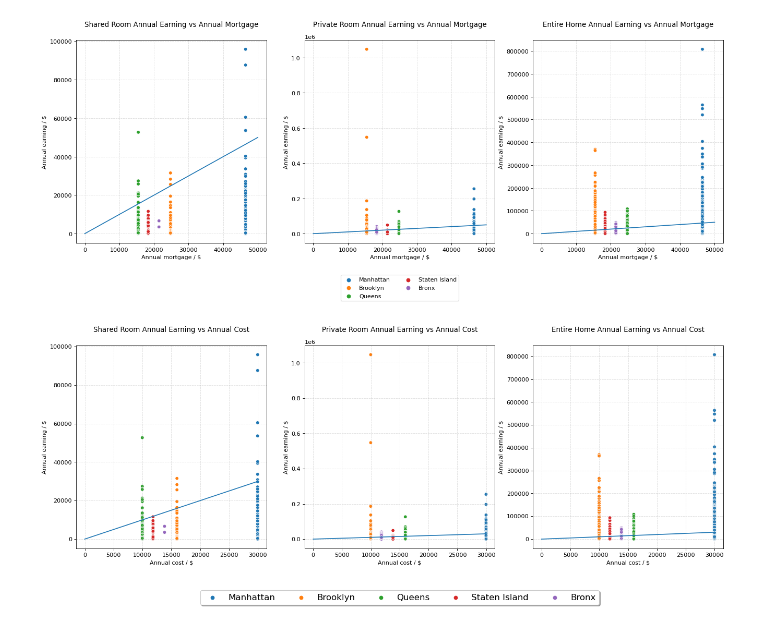
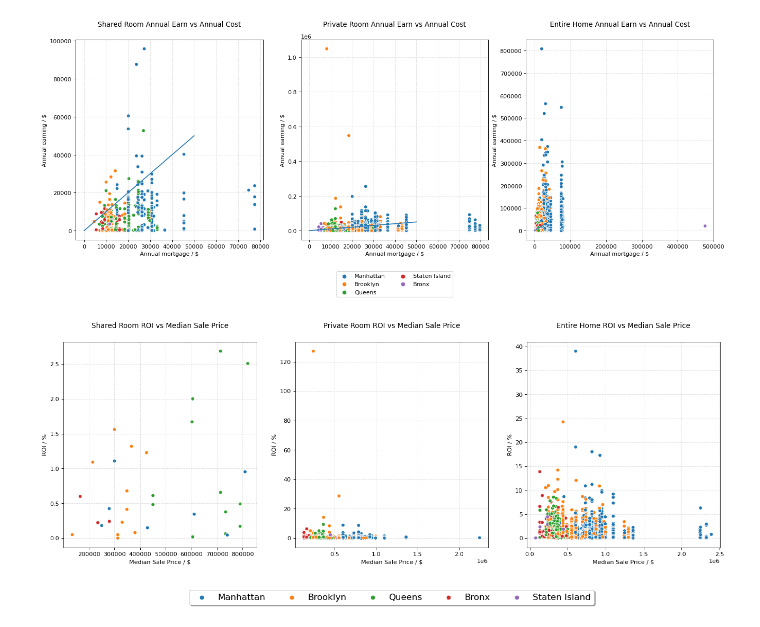
Before and after one commit to talonsg/coderschool_week3_data_visualisation, a Jupyter notebook: NYC_airbnb_analysis.ipynb, the cells around one changed output. Drawn from its saved outputs; the diff is of its cells as text; code cells hidden in the pictures.

Commit message:
add median sale price

```diff
--- a/NYC_airbnb_analysis.ipynb
+++ b/NYC_airbnb_analysis.ipynb
@@ -56,3 +24,6 @@ si_med_cost = si_sale['sale_price'].median()
+# %%
+#DROP AIRBNB WHERE SALE PRICE OF THAT AREA IS MOSTLY 0
+df = df.loc[df['sale_median'] != 0]
 # %%
 #DEFINE COST OR MORTGAGE RATE
 #THIS WILL BE DETERMINED BASED ON SALE_PRICE
@@ -133,9 +69,9 @@ df.loc[(df['annual_earn'] - df['annual_cost']) < 0, 'performance'] = 0
 # %%
 #calculate ROI
 
-df.loc[:, 'ROI_mortgage'] = ( df['annual_earn'] - df['annual_mortgage'] ) / df['annual_mortgage'] * 100
-df.loc[:, 'ROI'] = ( df['annual_earn'] - df['annual_cost'] ) / df['annual_cost'] * 100
+df.loc[:, 'ROI_mortgage'] = ( df['annual_earn'] - df['annual_mortgage'] ) / df['annual_cost']
+df.loc[:, 'ROI'] = ( df['annual_earn'] - df['annual_cost'] ) / df['annual_cost']
 
-df[['ROI_mortgage','ROI']]
+df[['ROI_mortgage','ROI']].describe()
 # %% [output]
 |  | ROI_mortgage | ROI |
@@ -168,11 +100,11 @@ y=x
 
 ### SHARED ROOM
 ax1 = fig.add_subplot(131)
-ax1 = sns.scatterplot(shared_room.annual_mortgage, shared_room.annual_earn, hue = shared_room.neighbourhood_group)
+ax1 = sns.scatterplot(shared_room.annual_cost, shared_room.annual_earn, hue = shared_room.neighbourhood_group)
 ax1.get_legend().remove()
 
 plt.plot(x,y)
-plt.title('Shared Room Annual Earning vs Annual Mortgage',y=1.05)
+plt.title('Shared Room Annual Earn vs Annual Cost',y=1.05)
 plt.ylabel('Annual earning / $')
 plt.xlabel('Annual mortgage / $')
 plt.grid(alpha=.4,linestyle='--')
@@ -184,11 +116,11 @@ ax1.set_position([box.x0, box.y0 + box.height * 0.1,
 
 ### PRIVATE ROOM
 ax2 = fig.add_subplot(132)
-ax2 = sns.scatterplot(private_room.annual_mortgage, private_room.annual_earn, hue = private_room.neighbourhood_group)
+ax2 = sns.scatterplot(private_room.annual_cost, private_room.annual_earn, hue = private_room.neighbourhood_group)
 
 plt.plot(x,y)
 
-plt.title('Private Room Annual Earning vs Annual Mortgage', y=1.05)
+plt.title('Private Room Annual Earn vs Annual Cost', y=1.05)
 plt.ylabel('Annual earning / $')
 plt.xlabel('Annual mortgage / $')
 plt.grid(alpha=.4,linestyle='--')
@@ -206,11 +138,11 @@ ax2.legend(handles=handles[1:], labels=labels[1:], loc=8,
 
 ### ENTIRE HOME
 ax3 = fig.add_subplot(133)
-ax3 = sns.scatterplot(apt.annual_mortgage, apt.annual_earn, hue = apt.neighbourhood_group)
+ax3 = sns.scatterplot(apt.annual_cost, apt.annual_earn, hue = apt.neighbourhood_group)
 ax3.get_legend().remove()
 
 plt.plot(x,y)
-plt.title('Entire Home Annual Earning vs Annual Mortgage', y=1.05)
+plt.title('Entire Home Annual Earn vs Annual Cost', y=1.05)
 plt.ylabel('Annual earning / $')
 plt.xlabel('Annual mortgage / $')
 plt.grid(alpha=.4,linestyle='--')
@@ -221,26 +153,31 @@ ax3.set_position([box.x0, box.y0 + box.height * 0.1,
 
 plt.show()
 # %% [output]
-[figure, old version]
+[figure, new version]
+# %%
+#Only keep those with positive earning
+
+shared_room = shared_room.loc[shared_room['performance'] == 1]
+private_room = private_room.loc[private_room['performance'] == 1]
+apt = apt.loc[apt['performance'] == 1]
 # %%
-#PLOT ANNUAL COST VS ANNUAL EARN
+#PLOT ROI vs sale_median
 
 
 fig = plt.figure(num=None, figsize=(20, 8), dpi=80, facecolor='w', edgecolor='k')
 fig.subplots_adjust(top=0.8)
 
-x = np.arange(30000)
-y=x
+
 
 ### SHARED ROOM
 ax1 = fig.add_subplot(131)
-ax1 = sns.scatterplot(shared_room.annual_cost, shared_room.annual_earn, hue = shared_room.neighbourhood_group)
+ax1 = sns.scatterplot(shared_room.sale_median, shared_room.ROI, hue = shared_room.neighbourhood_group)
 ax1.get_legend().remove()
 
-plt.plot(x,y)
-plt.title('Shared Room Annual Earning vs Annual Cost', y=1.05)
-plt.ylabel('Annual earning / $')
-plt.xlabel('Annual cost / $')
+
+plt.title('Shared Room ROI vs Median Sale Price', y=1.05)
+plt.ylabel('ROI / %')
+plt.xlabel('Median Sale Price / $')
 plt.grid(alpha=.4,linestyle='--')
 
 box = ax1.get_position()
@@ -249,41 +186,40 @@ ax1.set_position([box.x0, box.y0 + box.height * 0.1,
 
 
 ### PRIVATE ROOM
 ax2 = fig.add_subplot(132)
-ax2 = sns.scatterplot(private_room.annual_cost, private_room.annual_earn, hue = private_room.neighbourhood_group)
+ax2 = sns.scatterplot(private_room.sale_median, private_room.ROI, hue = private_room.neighbourhood_group)
 
-plt.plot(x,y)
 
-plt.title('Private Room Annual Earning vs Annual Cost', y=1.05)
-plt.ylabel('Annual earning / $')
-plt.xlabel('Annual cost / $')
+
+plt.title('Private Room ROI vs Median Sale Price', y=1.05)
+plt.ylabel('ROI / %')
+plt.xlabel('Median Sale Price / $')
 plt.grid(alpha=.4,linestyle='--')
 
 # Shrink current axis's height by 10% on the bottom
 box = ax2.get_position()
 ax2.set_position([box.x0, box.y0 + box.height * 0.1,
                  box.width, box.height * 0.9])
 
 #Edit legend
 handles, labels = ax2.get_legend_handles_labels()
 ax2.legend(handles=handles[1:], labels=labels[1:], loc=8,
           ncol=5, bbox_to_anchor=[0.5,-.3,0,0], shadow = True, prop={"size":15})
 
 ### ENTIRE HOME
 ax3 = fig.add_subplot(133)
-ax3 = sns.scatterplot(apt.annual_cost, apt.annual_earn, hue = apt.neighbourhood_group)
+ax3 = sns.scatterplot(apt.sale_median, apt.ROI, hue = apt.neighbourhood_group)
 ax3.get_legend().remove()
 
-plt.plot(x,y)
-plt.title('Entire Home Annual Earning vs Annual Cost', y=1.05)
-plt.ylabel('Annual earning / $')
-plt.xlabel('Annual cost / $')
+plt.title('Entire Home ROI vs Median Sale Price', y=1.05)
+plt.ylabel('ROI / %')
+plt.xlabel('Median Sale Price / $')
 plt.grid(alpha=.4,linestyle='--')
 
 box = ax3.get_position()
 ax3.set_position([box.x0, box.y0 + box.height * 0.1,
                  box.width, box.height * 0.9])
 
 plt.show()
 # %% [output]
-[figure, old version]
+[figure, new version]
```
Also changed, not shown: parts of 6 cells of this notebook, 2 other files.
